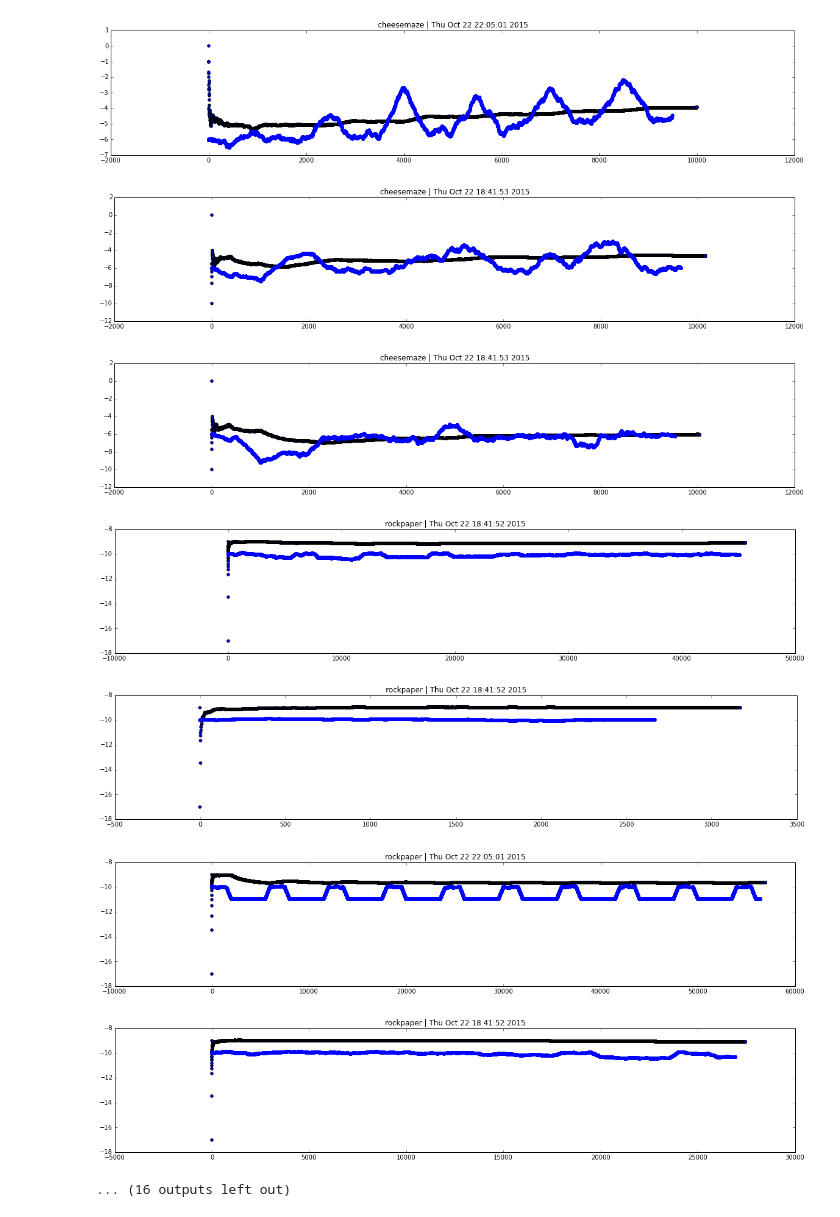
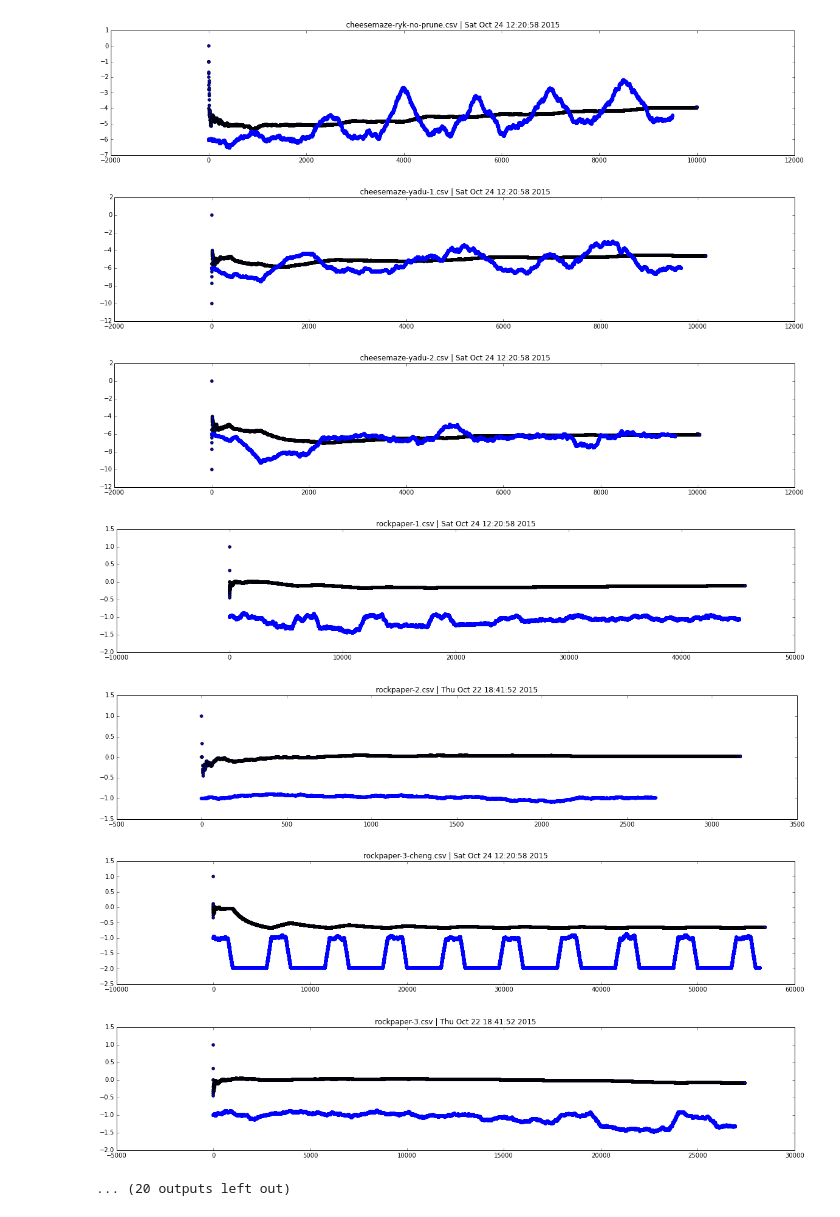
Before and after one commit to rbudzyns/AIXI_2015_Grp3, a Jupyter notebook: final_report/experiments.ipynb, the cells around one changed output. Cells and saved outputs as stored; diff of their text form; code cells hidden in the pictures.

```diff
--- a/final_report/experiments.ipynb
+++ b/final_report/experiments.ipynb
@@ -51,9 +51,9 @@ def plotEvaluationPhaseOnly(data,offset):
 
 def plotRunningAndRollingAverage(data,offset,title):
     dat=np.array(data[['reward']])
+    dat-=offset
 
     # compute running average
-    dat-=reward_offset
     cs = np.cumsum(dat).astype(float)
     for i in xrange(1,len(dat)):
         cs[i]/=i
@@ -80,6 +80,6 @@ for file in os.listdir(dir):
     if file.endswith(".csv"):
         data = pd.read_csv(dir+file,sep=', ',engine='python')
         game = file.split('-')[0]
-        title = game + ' | ' + time.ctime(os.path.getctime(dir+file))
+        title = file + ' | ' + time.ctime(os.path.getctime(dir+file))
         plotRunningAndRollingAverage(data,reward_offsets[game],title)
 # %% [output]
@@ -91,8 +91,8 @@ for file in os.listdir(dir):
-[figure, old version]
+[figure, new version]
-[figure, old version]
+[figure, new version]
-[figure, old version]
+[figure, new version]
-[figure, old version]
+[figure, new version]
-[figure, old version]
+[figure, new version]
-[figure, old version]
+[figure, new version]
-[figure, old version]
+[figure, new version]
-... (16 outputs left out)
+... (20 outputs left out)
```
Also changed, not shown: parts of 3 cells of this notebook.
